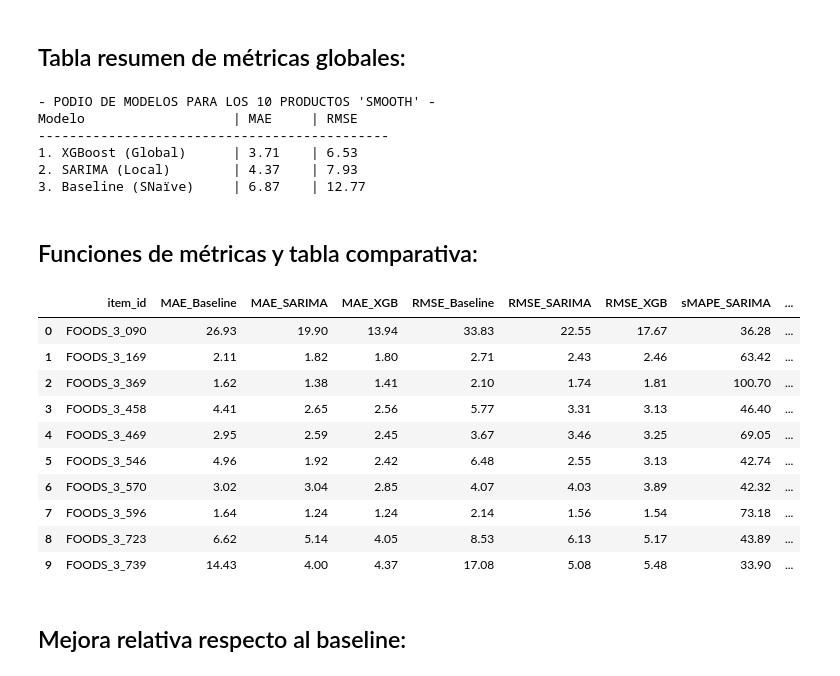
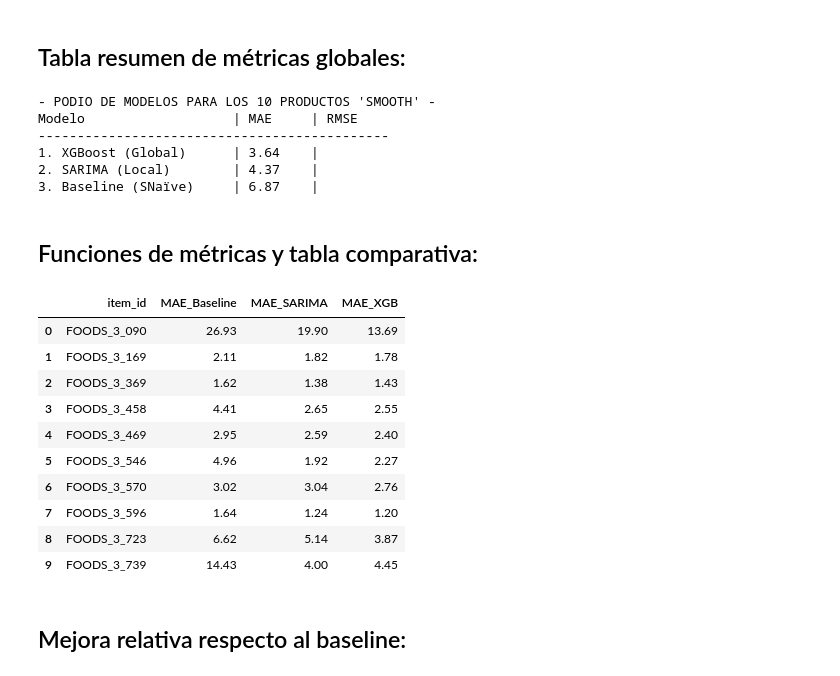
Before and after one commit to fx-soto/Master-Estadistica-Taller-Consultoria-Capstone1, a Jupyter notebook: notebooks/capstone_1.ipynb, the cells around one changed output. Saved outputs shown, nothing was run; the diff lists cells and outputs as text; code cells hidden in the pictures.

```diff
--- a/notebooks/capstone_1.ipynb
+++ b/notebooks/capstone_1.ipynb
@@ -262,7 +201,7 @@ Global RMSE: 12.77 unidades
 resultados_finales = baseline_df[['item_id', 'dept_id', 'cat_id', 'store_id',
                                   'state_id', 'd', 'sales', 'date',
                                   'lookup_date', 'pred_snaive_anual',
-                                  'error', 'abs_error', 'sq_error']].copy()
+                                  'error', 'abs_error']].copy()
 # %% [markdown]
 # 8. Modelo 2: SARIMA
 # %%
@@ -373,13 +296,10 @@ resultados_finales = pd.merge(
 # Cálculo de errores SARIMA
 resultados_finales['error_sarima'] = resultados_finales['sales'] - resultados_finales['pred_sarima']
 resultados_finales['abs_error_sarima'] = resultados_finales['error_sarima'].abs()
-resultados_finales['sq_error_sarima'] = resultados_finales['error_sarima'] ** 2
 
 # Métricas globales SARIMA
 global_mae_sarima = resultados_finales['abs_error_sarima'].mean()
-global_rmse_sarima = np.sqrt(resultados_finales['sq_error_sarima'].mean())
 
-print("- Resultados Globales SARIMA -")
-print(f"MAE Global : {global_mae_sarima:.2f}")
-print(f"RMSE Global: {global_rmse_sarima:.2f}")
+print("Resultado Global SARIMA")
+print(f"MAE Global: {global_mae_sarima:.2f}")
 # %% [output]
@@ -480,16 +399,15 @@ xgb_model_path = os.path.join(MODELS_DIR, 'xgboost_m5_global.pkl')
 
 # Verificar si el modelo ya existe en models/
 if os.path.exists(xgb_model_path):
-    print(f"Cargando modelo XGBoost existente desde '{xgb_model_path}'...")
+    print(f"Cargando modelo XGBoost existente desde '{xgb_model_path}'.")
     xgb_model = joblib.load(xgb_model_path)
-    print("¡Modelo XGBoost cargado instantáneamente!")
 
 else:
     print(f"Entrenando XGBoost Global con {len(train_full):,} filas...")
     start_time = time.time()
 
     xgb_model = xgb.XGBRegressor(
-        n_estimators=100,
+        n_estimators=300,
         learning_rate=0.05,
         max_depth=8,
         subsample=0.8,
@@ -497,14 +415,14 @@ else:
         tree_method='hist',
         device='cuda',
         enable_categorical=True,
-        random_state=42
+        random_state=SEED
     )
 
     xgb_model.fit(X_train_full, y_train_full, verbose=10)
-    print(f"¡Modelo entrenado en {(time.time() - start_time)/60:.1f} minutos!")
+    print(f"Modelo entrenado en {(time.time() - start_time)/60:.1f} minutos")
 
     # Guardar el modelo en models/
     joblib.dump(xgb_model, xgb_model_path)
-    print(f"¡Modelo guardado con éxito en '{xgb_model_path}'!")
+    print(f"Modelo guardado con éxito en '{xgb_model_path}'")
 # %% [output]
 Entrenando XGBoost Global con 55,339,350 filas...
@@ -514,7 +432,6 @@ Entrenando XGBoost Global con 55,339,350 filas...
 ## Predicción y métricas de XGBoost:
 # %%
 # Predicción sobre todo el test masivo
-print("Generando predicciones...")
 test_full['pred_xgb_global'] = xgb_model.predict(X_test_full)
 test_full['pred_xgb_global'] = test_full['pred_xgb_global'].clip(lower=0)
 
@@ -534,7 +451,5 @@ resultados_finales = pd.merge(
 # Errores de XGBoost
 resultados_finales['error_xgb'] = resultados_finales['sales'] - resultados_finales['pred_xgb_global']
 resultados_finales['abs_error_xgb'] = resultados_finales['error_xgb'].abs()
-resultados_finales['sq_error_xgb'] = resultados_finales['error_xgb'] ** 2
 
 global_mae_xgb = resultados_finales['abs_error_xgb'].mean()
-global_rmse_xgb = np.sqrt(resultados_finales['sq_error_xgb'].mean())
@@ -548,59 +461,48 @@ Generando predicciones...
 print("- PODIO DE MODELOS PARA LOS 10 PRODUCTOS 'SMOOTH' -")
 print(f"{'Modelo':<25}| {'MAE':<8}| {'RMSE':<8}")
 print("-" * 45)
-print(f"{'1. XGBoost (Global)':<25}| {global_mae_xgb:<8.2f}| {global_rmse_xgb:<8.2f}")
-print(f"{'2. SARIMA (Local)':<25}| {global_mae_sarima:<8.2f}| {global_rmse_sarima:<8.2f}")
-print(f"{'3. Baseline (SNaïve)':<25}| {global_mae:<8.2f}| {global_rmse:<8.2f}")
+print(f"{'1. XGBoost (Global)':<25}| {global_mae_xgb:<8.2f}|")
+print(f"{'2. SARIMA (Local)':<25}| {global_mae_sarima:<8.2f}| ")
+print(f"{'3. Baseline (SNaïve)':<25}| {global_mae:<8.2f}|")
 # %% [output]
 - PODIO DE MODELOS PARA LOS 10 PRODUCTOS 'SMOOTH' -
 Modelo                   | MAE     | RMSE
 ---------------------------------------------
-1. XGBoost (Global)      | 3.71    | 6.53
-2. SARIMA (Local)        | 4.37    | 7.93
-3. Baseline (SNaïve)     | 6.87    | 12.77
+1. XGBoost (Global)      | 3.64    |
+2. SARIMA (Local)        | 4.37    |
+3. Baseline (SNaïve)     | 6.87    |
 # %% [markdown]
 ## Funciones de métricas y tabla comparativa:
 # %%
-def calculate_smape(y_true, y_pred):
-    numerador = np.abs(y_true - y_pred)
-    denominador = (np.abs(y_true) + np.abs(y_pred)) / 2.0
-    smape_array = np.where(denominador == 0, 0, numerador / denominador)
-    return np.mean(smape_array) * 100
-
 # Tabla comparativa por producto
 resultados_comparativa = []
 for prod_id in resultados_finales['item_id'].unique():
     df_prod = resultados_finales[resultados_finales['item_id'] == prod_id]
     y_true = df_prod['sales']
     y_sarima = df_prod['pred_sarima']
     y_xgb = df_prod['pred_xgb_global']
 
     resultados_comparativa.append({
         'item_id': prod_id,
         'MAE_Baseline': df_prod['abs_error'].mean(),
         'MAE_SARIMA': df_prod['abs_error_sarima'].mean(),
-        'MAE_XGB': df_prod['abs_error_xgb'].mean(),
-        'RMSE_Baseline': np.sqrt(df_prod['sq_error'].mean()),
-        'RMSE_SARIMA': np.sqrt(df_prod['sq_error_sarima'].mean()),
-        'RMSE_XGB': np.sqrt(df_prod['sq_error_xgb'].mean()),
-        'sMAPE_SARIMA': calculate_smape(y_true, y_sarima),
-        'sMAPE_XGB': calculate_smape(y_true, y_xgb),
+        'MAE_XGB': df_prod['abs_error_xgb'].mean()
     })
 
 df_comparativa = pd.DataFrame(resultados_comparativa).round(2)
 df_comparativa
 # %% [output]
-|  | item_id | MAE_Baseline | MAE_SARIMA | MAE_XGB | RMSE_Baseline | RMSE_SARIMA | RMSE_XGB | sMAPE_SARIMA | ... |
-| 0 | FOODS_3_090 | 26.93 | 19.90 | 13.94 | 33.83 | 22.55 | 17.67 | 36.28 | ... |
-| 1 | FOODS_3_169 | 2.11 | 1.82 | 1.80 | 2.71 | 2.43 | 2.46 | 63.42 | ... |
-| 2 | FOODS_3_369 | 1.62 | 1.38 | 1.41 | 2.10 | 1.74 | 1.81 | 100.70 | ... |
-| 3 | FOODS_3_458 | 4.41 | 2.65 | 2.56 | 5.77 | 3.31 | 3.13 | 46.40 | ... |
-| 4 | FOODS_3_469 | 2.95 | 2.59 | 2.45 | 3.67 | 3.46 | 3.25 | 69.05 | ... |
-| 5 | FOODS_3_546 | 4.96 | 1.92 | 2.42 | 6.48 | 2.55 | 3.13 | 42.74 | ... |
-| 6 | FOODS_3_570 | 3.02 | 3.04 | 2.85 | 4.07 | 4.03 | 3.89 | 42.32 | ... |
-| 7 | FOODS_3_596 | 1.64 | 1.24 | 1.24 | 2.14 | 1.56 | 1.54 | 73.18 | ... |
-| 8 | FOODS_3_723 | 6.62 | 5.14 | 4.05 | 8.53 | 6.13 | 5.17 | 43.89 | ... |
-| 9 | FOODS_3_739 | 14.43 | 4.00 | 4.37 | 17.08 | 5.08 | 5.48 | 33.90 | ... |
+|  | item_id | MAE_Baseline | MAE_SARIMA | MAE_XGB |
+| 0 | FOODS_3_090 | 26.93 | 19.90 | 13.69 |
+| 1 | FOODS_3_169 | 2.11 | 1.82 | 1.78 |
+| 2 | FOODS_3_369 | 1.62 | 1.38 | 1.43 |
+| 3 | FOODS_3_458 | 4.41 | 2.65 | 2.55 |
+| 4 | FOODS_3_469 | 2.95 | 2.59 | 2.40 |
+| 5 | FOODS_3_546 | 4.96 | 1.92 | 2.27 |
+| 6 | FOODS_3_570 | 3.02 | 3.04 | 2.76 |
+| 7 | FOODS_3_596 | 1.64 | 1.24 | 1.20 |
+| 8 | FOODS_3_723 | 6.62 | 5.14 | 3.87 |
+| 9 | FOODS_3_739 | 14.43 | 4.00 | 4.45 |
 # %% [markdown]
 ## Mejora relativa respecto al baseline:
 # %%
```
Also changed, not shown: parts of 22 cells of this notebook.
